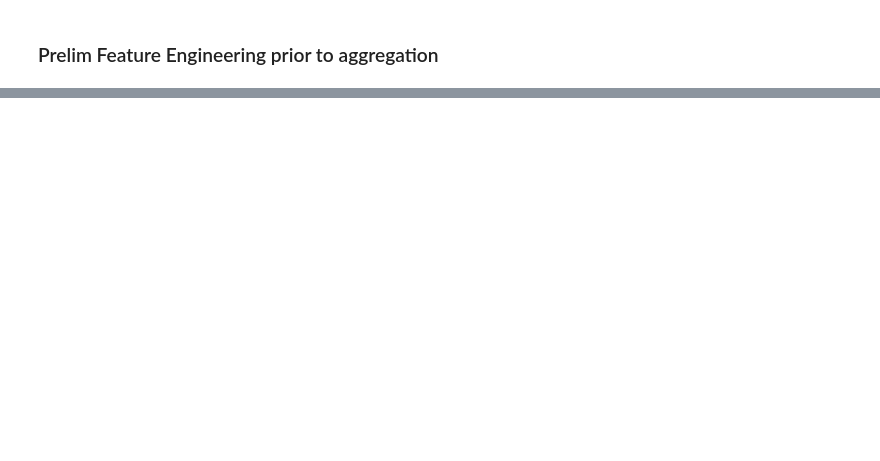
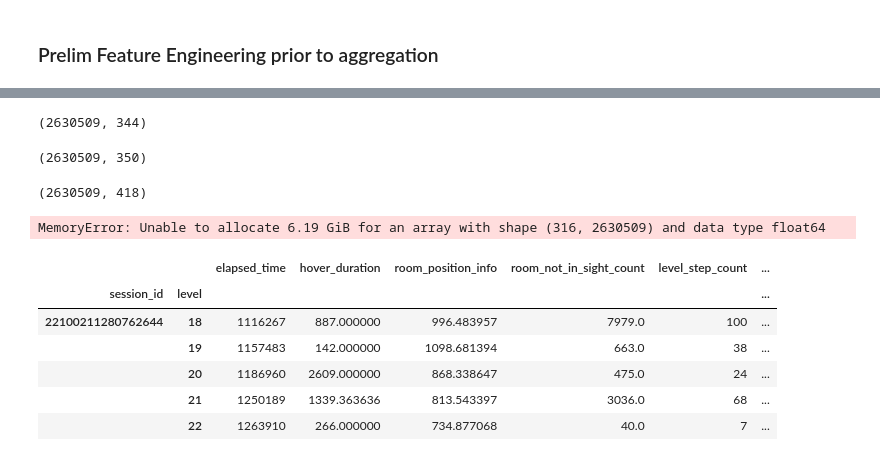
Before and after one commit to derekngoh/kaggle, a Jupyter notebook: predict-student-performance-from-game-play/student_perf1.ipynb, the cells around one changed output, grey strips where cells are left out. Drawn from its saved outputs; the diff is of its cells as text; code cells hidden in the pictures; blank space fills up the shorter version.

```diff
--- a/predict-student-performance-from-game-play/student_perf1.ipynb
+++ b/predict-student-performance-from-game-play/student_perf1.ipynb
@@ -317,0 +293,35 @@ gc.collect()
+# %%
+#pivot rptevent
+temp = reduced_combined_set.pivot(columns='rptevent', values='level_rptevent_sigcount')
+temp2 = pd.concat([reduced_combined_set[['session_id', 'level']], temp], axis=1)
+temp2 = temp2.groupby(['session_id', 'level'])[['session_id', 'level'] + list(pd.Series(list(temp.columns)).explode())].ffill().bfill()
+temp2.drop(['session_id', 'level'], axis=1, inplace=True)
+reduced_combined_set = pd.concat([reduced_combined_set, temp2], axis=1).drop(['rptevent','level_rptevent_sigcount'], axis=1)
+reduced_combined_set.shape
+# %% [output]
+(2630509, 344)
+# %%
+#pivot page
+temp = reduced_combined_set.pivot(columns='page', values='level_page_access_count')
+temp2 = pd.concat([reduced_combined_set[['session_id', 'level']], temp], axis=1)
+temp2 = temp2.groupby(['session_id', 'level'])[['session_id', 'level'] + list(pd.Series(list(temp.columns)).explode())].ffill().bfill()
+temp2.drop(['session_id', 'level'], axis=1, inplace=True)
+reduced_combined_set = pd.concat([reduced_combined_set, temp2], axis=1).drop(['page','level_page_access_count'], axis=1)
+reduced_combined_set.shape
+# %% [output]
+(2630509, 350)
+# %%
+#pivot additional info
+temp = reduced_combined_set.pivot(columns='addition_info_fr_id', values='level_additionalinfo_sigcount')
+temp2 = pd.concat([reduced_combined_set[['session_id', 'level']], temp], axis=1)
+temp2 = temp2.groupby(['session_id', 'level'])[['session_id', 'level'] + list(pd.Series(list(temp.columns)).explode())].ffill().bfill()
+temp2.drop(['session_id', 'level'], axis=1, inplace=True)
+reduced_combined_set = pd.concat([reduced_combined_set, temp2], axis=1).drop(['addition_info_fr_id','level_additionalinfo_sigcount'], axis=1)
+reduced_combined_set.shape
+# %% [output]
+(2630509, 418)
+# %%
+reduced_combined_set.drop('Unnamed: 0', axis=1, inplace=True)
+reduced_combined_set.info(verbose=True)
+# %% [output]
+MemoryError: Unable to allocate 6.19 GiB for an array with shape (316, 2630509) and data type float64
@@ -317,0 +330,24 @@ gc.collect()
+# %%
+agg_combined_set = reduced_combined_set.groupby(['session_id', 'level']).agg({
+    'elapsed_time': 'max',
+    'hover_duration': 'mean',
+    'room_position_info': 'mean',
+    'room_not_in_sight_count': 'sum',
+    'level_step_count': 'max',
+    'level_elapsed_time': 'max',
+    'full_sess_music': 'mean',
+    'full_sess_hq': 'mean',
+    'full_sess_fullscreen': 'mean',
+    'text_is_question_count': 'sum',
+    'level_group': 'max',
+    'label': 'max'
+})
+agg_combined_set.tail()
+# %% [output]
+|  |  | elapsed_time | hover_duration | room_position_info | room_not_in_sight_count | level_step_count | ... |
+| session_id | level |  |  |  |  |  | ... |
+| 22100211280762644 | 18 | 1116267 | 887.000000 | 996.483957 | 7979.0 | 100 | ... |
+|  | 19 | 1157483 | 142.000000 | 1098.681394 | 663.0 | 38 | ... |
+|  | 20 | 1186960 | 2609.000000 | 868.338647 | 475.0 | 24 | ... |
+|  | 21 | 1250189 | 1339.363636 | 813.543397 | 3036.0 | 68 | ... |
+|  | 22 | 1263910 | 266.000000 | 734.877068 | 40.0 | 7 | ... |
```
Also changed, not shown: parts of 68 cells of this notebook.
